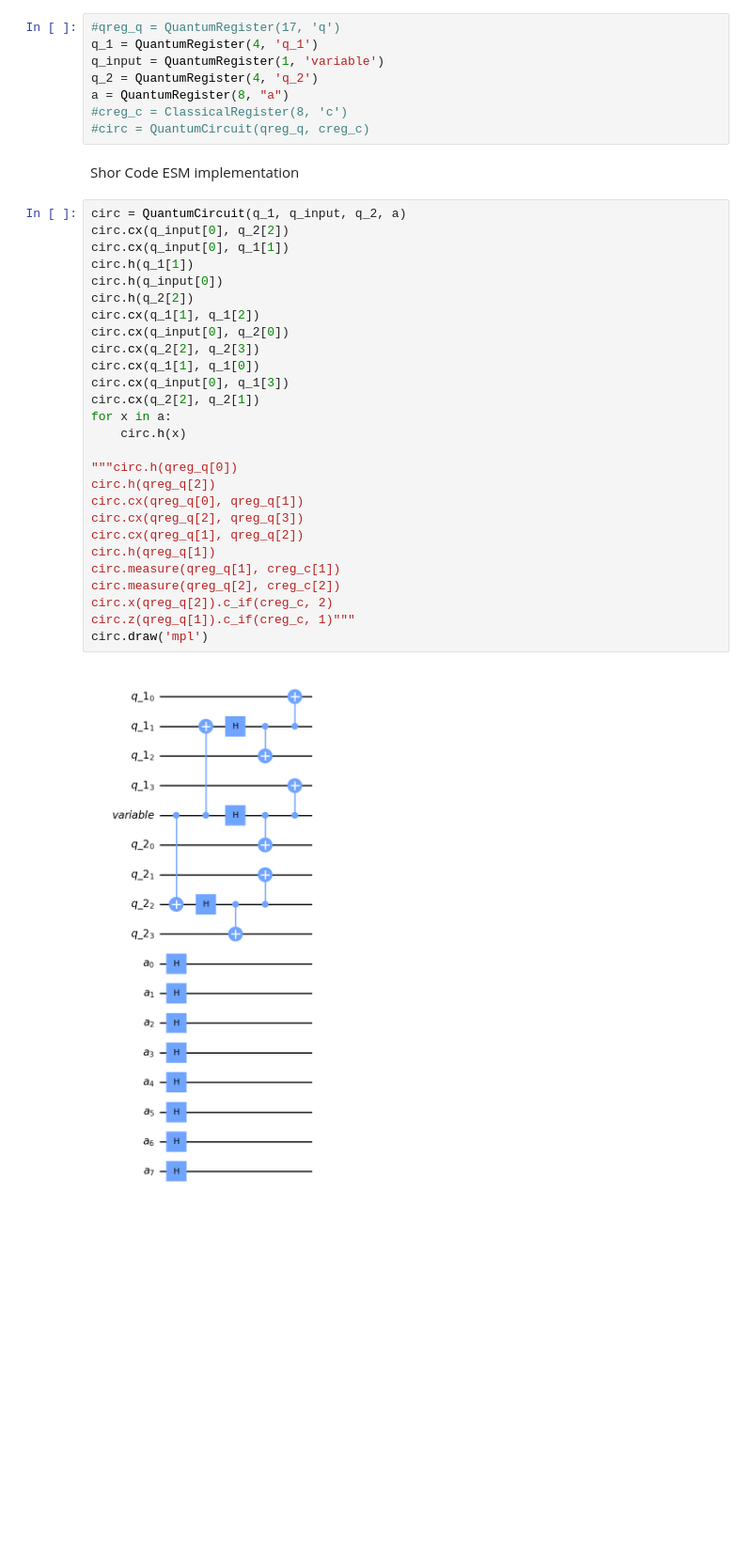
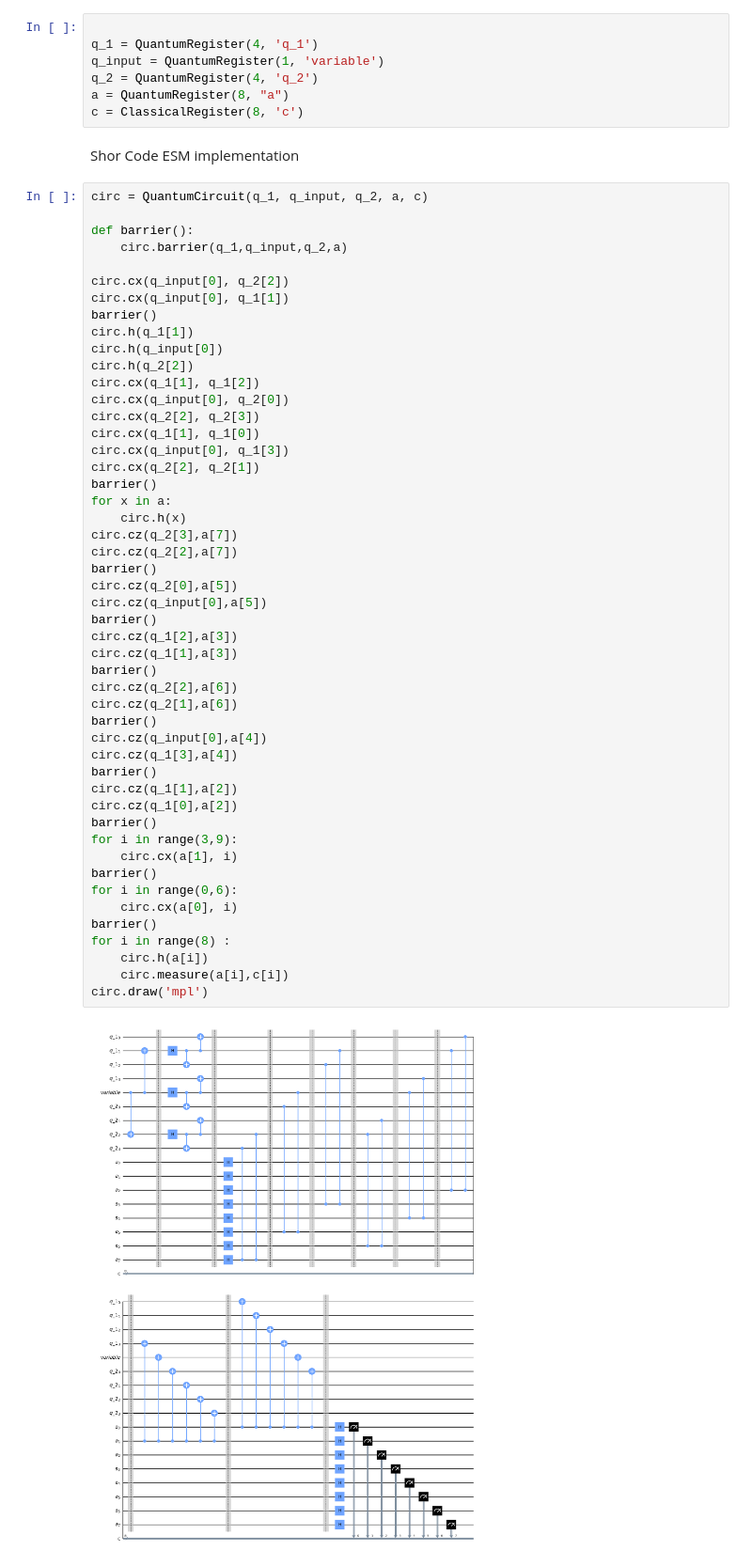
Before and after one commit to TomViiv/QuantumSummerSchool, a Jupyter notebook: ErrorCorrection.ipynb, the cells around one changed output. Shown: that part at 94% size. Saved outputs shown, nothing was run; the diff lists cells and outputs as text; blank space fills up the shorter version.

Commit message:
shor circuit nearly finished

```diff
--- a/ErrorCorrection.ipynb
+++ b/ErrorCorrection.ipynb
@@ -11,39 +9,60 @@ Initiate q-bits
 # %%
-#qreg_q = QuantumRegister(17, 'q')
+
 q_1 = QuantumRegister(4, 'q_1')
 q_input = QuantumRegister(1, 'variable')
 q_2 = QuantumRegister(4, 'q_2')
 a = QuantumRegister(8, "a")
-#creg_c = ClassicalRegister(8, 'c')
-#circ = QuantumCircuit(qreg_q, creg_c)
+c = ClassicalRegister(8, 'c')
 # %% [markdown]
 Shor Code ESM implementation
 # %%
-circ = QuantumCircuit(q_1, q_input, q_2, a)
+circ = QuantumCircuit(q_1, q_input, q_2, a, c)
+
+def barrier():
+    circ.barrier(q_1,q_input,q_2,a)
+
 circ.cx(q_input[0], q_2[2])
 circ.cx(q_input[0], q_1[1])
+barrier()
 circ.h(q_1[1])
 circ.h(q_input[0])
 circ.h(q_2[2])
 circ.cx(q_1[1], q_1[2])
 circ.cx(q_input[0], q_2[0])
 circ.cx(q_2[2], q_2[3])
 circ.cx(q_1[1], q_1[0])
 circ.cx(q_input[0], q_1[3])
 circ.cx(q_2[2], q_2[1])
+barrier()
 for x in a:
     circ.h(x)
-
-"""circ.h(qreg_q[0])
-circ.h(qreg_q[2])
-circ.cx(qreg_q[0], qreg_q[1])
-circ.cx(qreg_q[2], qreg_q[3])
-circ.cx(qreg_q[1], qreg_q[2])
-circ.h(qreg_q[1])
-circ.measure(qreg_q[1], creg_c[1])
-circ.measure(qreg_q[2], creg_c[2])
-circ.x(qreg_q[2]).c_if(creg_c, 2)
-circ.z(qreg_q[1]).c_if(creg_c, 1)"""
+circ.cz(q_2[3],a[7])
+circ.cz(q_2[2],a[7])
+barrier()
+circ.cz(q_2[0],a[5])
+circ.cz(q_input[0],a[5])
+barrier()
+circ.cz(q_1[2],a[3])
+circ.cz(q_1[1],a[3])
+barrier()
+circ.cz(q_2[2],a[6])
+circ.cz(q_2[1],a[6])
+barrier()
+circ.cz(q_input[0],a[4])
+circ.cz(q_1[3],a[4])
+barrier()
+circ.cz(q_1[1],a[2])
+circ.cz(q_1[0],a[2])
+barrier()
+for i in range(3,9):
+    circ.cx(a[1], i)
+barrier()
+for i in range(0,6):
+    circ.cx(a[0], i)
+barrier()
+for i in range(8) :
+    circ.h(a[i])
+    circ.measure(a[i],c[i])
 circ.draw('mpl')
 # %% [output]
-[figure, old version]
+[figure, new version]
```
Also changed, not shown: parts of 1 cell of this notebook.
